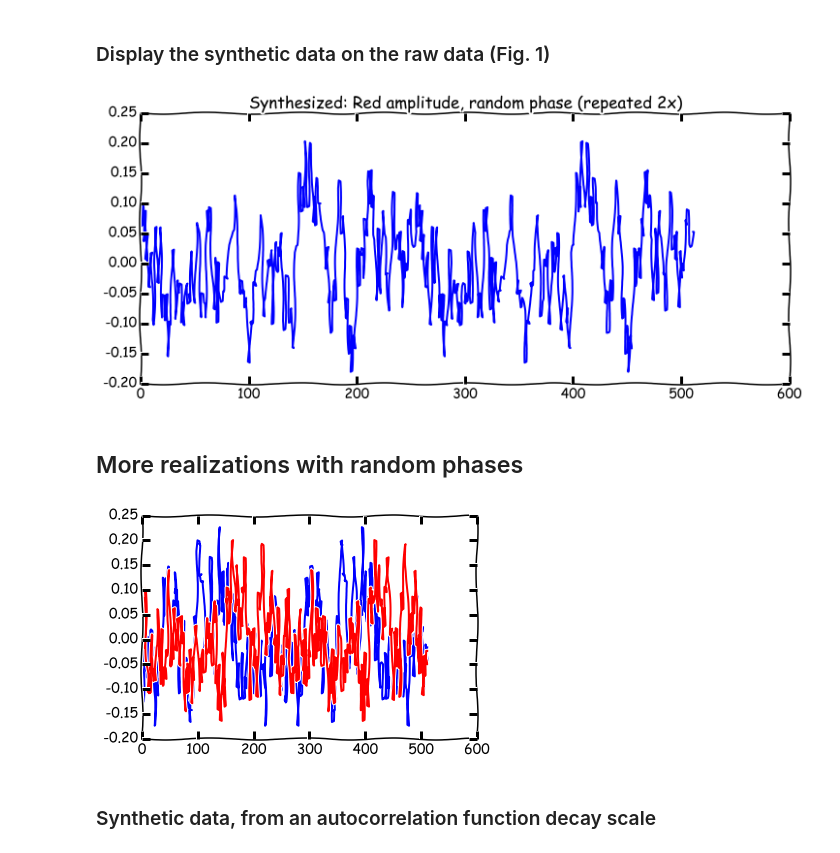
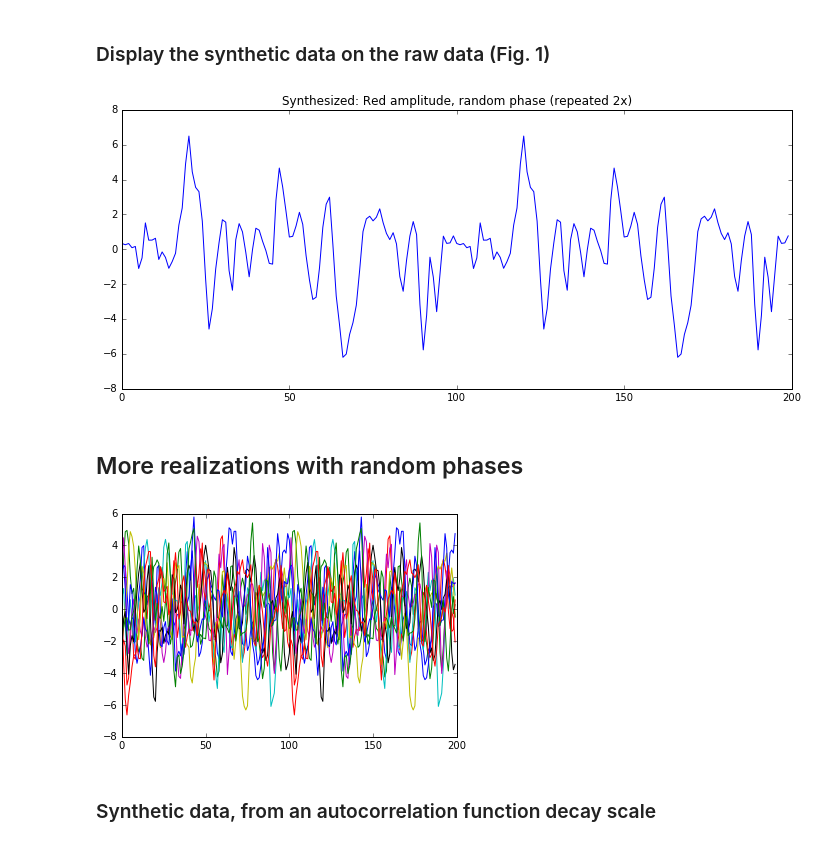
Before and after one commit to weiclimate/MPO624_notebooks, a Jupyter notebook: Red_noise_FFT.ipynb, the cells around one changed output. Drawn from its saved outputs; the diff is of its cells as text; code cells hidden in the pictures.

Commit message:
Improvments to inputs and variable names
Not one puts in the lag-1 autocorrelation as an explicit parameter.

```diff
--- a/Red_noise_FFT.ipynb
+++ b/Red_noise_FFT.ipynb
@@ -16,0 +21,21 @@ y = detrend(y)
+# %%
+# Let's mimick a data array y
+# using AR1 red noise.
+# It only depends on autoregression at lag 1 (hence an "AR1 process")
+
+lag1_autocorr = 0.9  # Read off this value from corrcoef(y, roll(y,1))
+variance = 10        # Read off this value from var(y)
+N = 100              # Read off this value from len(y)
+
+T_efold = 1.0/log(lag1_autocorr) # Units: number of array positions
+T_efold
+
+x = arange(N)              # A simple count array
+xpert = x-mean(x)
+yauto = exp(- abs(xpert))  # Autocorrelation
+# Scale it to have the given variance
+yauto *= sqrt(variance/var(yauto))
+
+yauto = detrend(yauto)
+plot(concatenate([yauto,yauto]))
+title('2 copies of scaled autocorr: var='+format(var(yauto),'5.3'));
@@ -18,8 +45,8 @@ y = detrend(y)
 ## Make the complex spectrum, using fft
 ...normalizing by input series length, since science doesn't want the *values* of spectra to depend on sampling rate (and thus N)
 # %%
-N = len(y)
-spec = fft.fft(y) /N
+N = len(yauto)
+spec = fft.fft(yauto) /N
 
 # Unpack in all the usual ways: real (cos) and imaginary (sin)
 specr = real(spec)
@@ -54,19 +81,19 @@ figure(6, figsize=[12,5])
 plot(tile(syn_data,2))
 title('Synthesized: Red amplitude, random phase (repeated 2x)');
 # %% [output]
-[figure, old version]
+[figure, new version]
 # %% [markdown]
 ## More realizations with random phases
 # %%
-for i in arange(2):
+for i in arange(10):
     syn_phase = 2*pi*rand( len(phase) )
 
     syn_spec =(    syn_ampli*cos(syn_phase)   #real part
              + 1j* syn_ampli*sin(syn_phase) ) #imag part
 
     syn_data = real( ifft(syn_spec)*N )
     plot(tile(syn_data,2))
 # %% [output]
-[figure, old version]
+[figure, new version]
 # %% [markdown]
 ### Synthetic data, from an autocorrelation function decay scale
```
Also changed, not shown: parts of 7 cells of this notebook.
